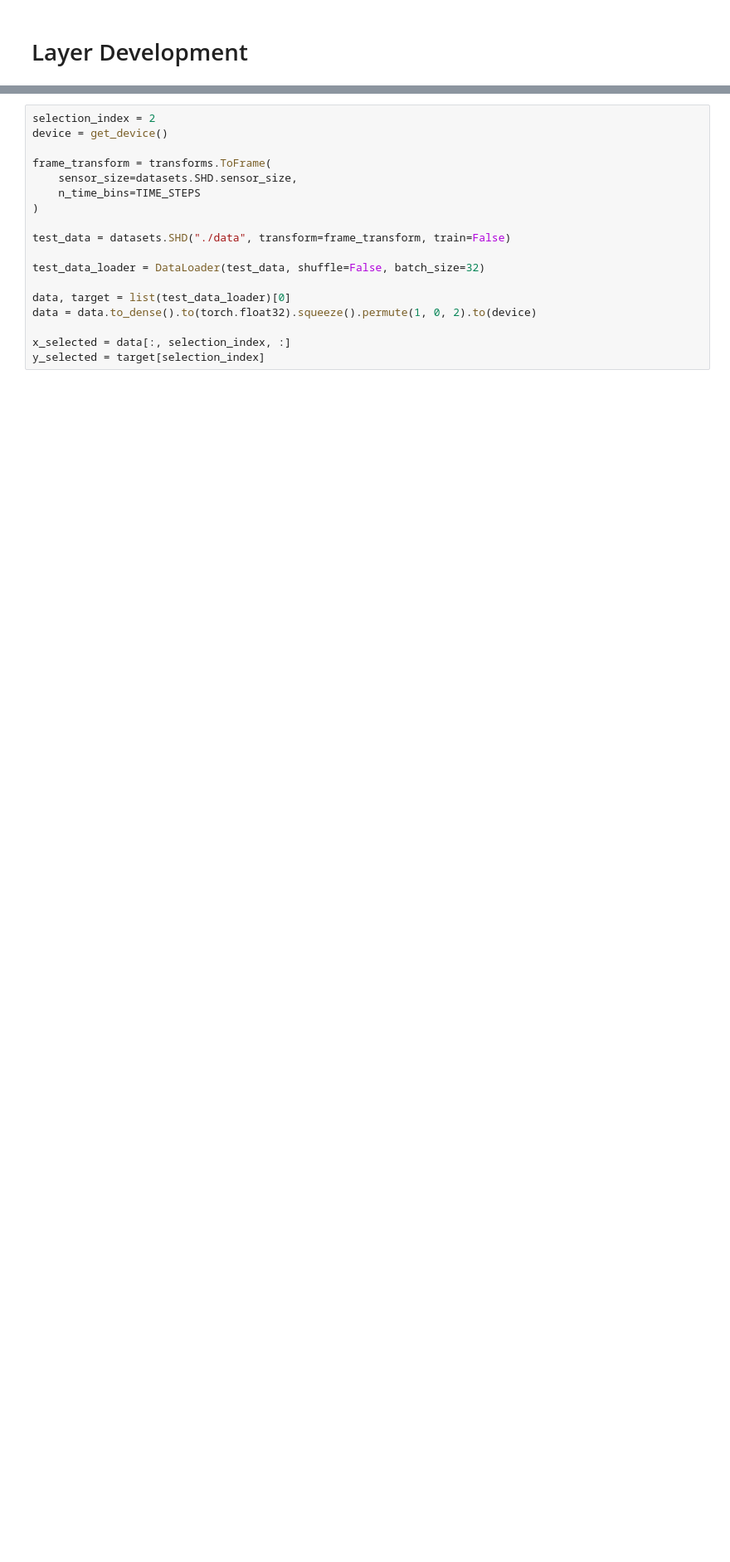
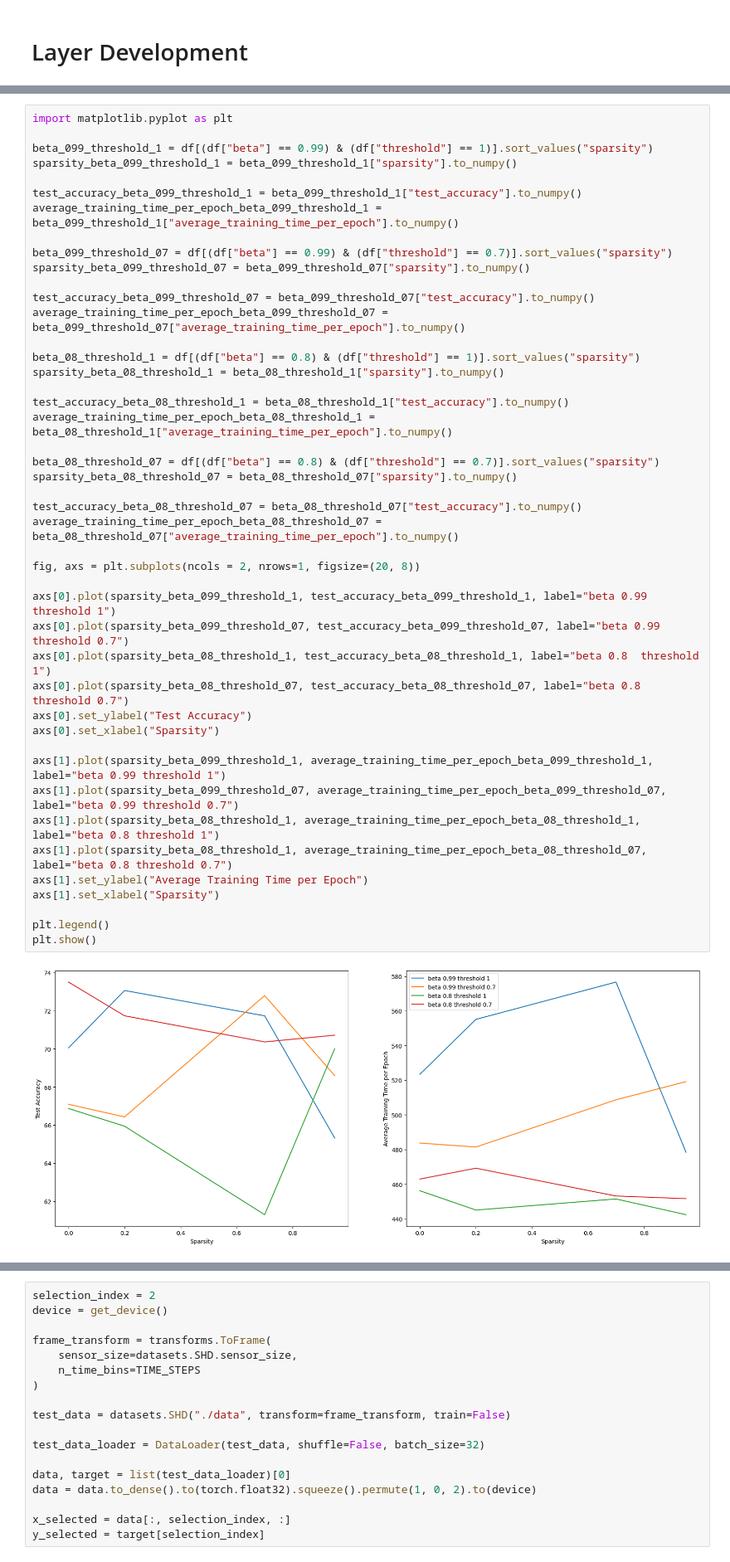
Before and after one commit to ForzaMark/whk-snn, a Jupyter notebook: heidelberg_implementation/layer_development_investiagtion_evaluation.ipynb, the cells around one changed output, grey strips where cells are left out. Shown at 83% size. Saved outputs shown, nothing was run; the diff lists cells and outputs as text; blank space fills up the shorter version.

```diff
--- a/heidelberg_implementation/layer_development_investiagtion_evaluation.ipynb
+++ b/heidelberg_implementation/layer_development_investiagtion_evaluation.ipynb
@@ -41,0 +67,47 @@ df["average_training_time_per_epoch"] = df["time"] / df["epochs"]
+# %%
+import matplotlib.pyplot as plt
+
+beta_099_threshold_1 = df[(df["beta"] == 0.99) & (df["threshold"] == 1)].sort_values("sparsity")
+sparsity_beta_099_threshold_1 = beta_099_threshold_1["sparsity"].to_numpy()
+
+test_accuracy_beta_099_threshold_1 = beta_099_threshold_1["test_accuracy"].to_numpy()
+average_training_time_per_epoch_beta_099_threshold_1 = beta_099_threshold_1["average_training_time_per_epoch"].to_numpy()
+
+beta_099_threshold_07 = df[(df["beta"] == 0.99) & (df["threshold"] == 0.7)].sort_values("sparsity")
+sparsity_beta_099_threshold_07 = beta_099_threshold_07["sparsity"].to_numpy()
+
+test_accuracy_beta_099_threshold_07 = beta_099_threshold_07["test_accuracy"].to_numpy()
+average_training_time_per_epoch_beta_099_threshold_07 = beta_099_threshold_07["average_training_time_per_epoch"].to_numpy()
+
+beta_08_threshold_1 = df[(df["beta"] == 0.8) & (df["threshold"] == 1)].sort_values("sparsity")
+sparsity_beta_08_threshold_1 = beta_08_threshold_1["sparsity"].to_numpy()
+
+test_accuracy_beta_08_threshold_1 = beta_08_threshold_1["test_accuracy"].to_numpy()
+average_training_time_per_epoch_beta_08_threshold_1 = beta_08_threshold_1["average_training_time_per_epoch"].to_numpy()
+
+beta_08_threshold_07 = df[(df["beta"] == 0.8) & (df["threshold"] == 0.7)].sort_values("sparsity")
+sparsity_beta_08_threshold_07 = beta_08_threshold_07["sparsity"].to_numpy()
+
+test_accuracy_beta_08_threshold_07 = beta_08_threshold_07["test_accuracy"].to_numpy()
+average_training_time_per_epoch_beta_08_threshold_07 = beta_08_threshold_07["average_training_time_per_epoch"].to_numpy()
+
+fig, axs = plt.subplots(ncols = 2, nrows=1, figsize=(20, 8))
+
+axs[0].plot(sparsity_beta_099_threshold_1, test_accuracy_beta_099_threshold_1, label="beta 0.99 threshold 1")
+axs[0].plot(sparsity_beta_099_threshold_07, test_accuracy_beta_099_threshold_07, label="beta 0.99 threshold 0.7")
+axs[0].plot(sparsity_beta_08_threshold_1, test_accuracy_beta_08_threshold_1, label="beta 0.8  threshold 1")
+axs[0].plot(sparsity_beta_08_threshold_07, test_accuracy_beta_08_threshold_07, label="beta 0.8  threshold 0.7")
+axs[0].set_ylabel("Test Accuracy")
+axs[0].set_xlabel("Sparsity")
+
+axs[1].plot(sparsity_beta_099_threshold_1, average_training_time_per_epoch_beta_099_threshold_1, label="beta 0.99 threshold 1")
+axs[1].plot(sparsity_beta_099_threshold_07, average_training_time_per_epoch_beta_099_threshold_07, label="beta 0.99 threshold 0.7")
+axs[1].plot(sparsity_beta_08_threshold_1, average_training_time_per_epoch_beta_08_threshold_1, label="beta 0.8 threshold 1")
+axs[1].plot(sparsity_beta_08_threshold_1, average_training_time_per_epoch_beta_08_threshold_07, label="beta 0.8 threshold 0.7")
+axs[1].set_ylabel("Average Training Time per Epoch")
+axs[1].set_xlabel("Sparsity")
+
+plt.legend()
+plt.show()
+# %% [output]
+[figure, added]
```
Also changed, not shown: parts of 7 cells of this notebook.
